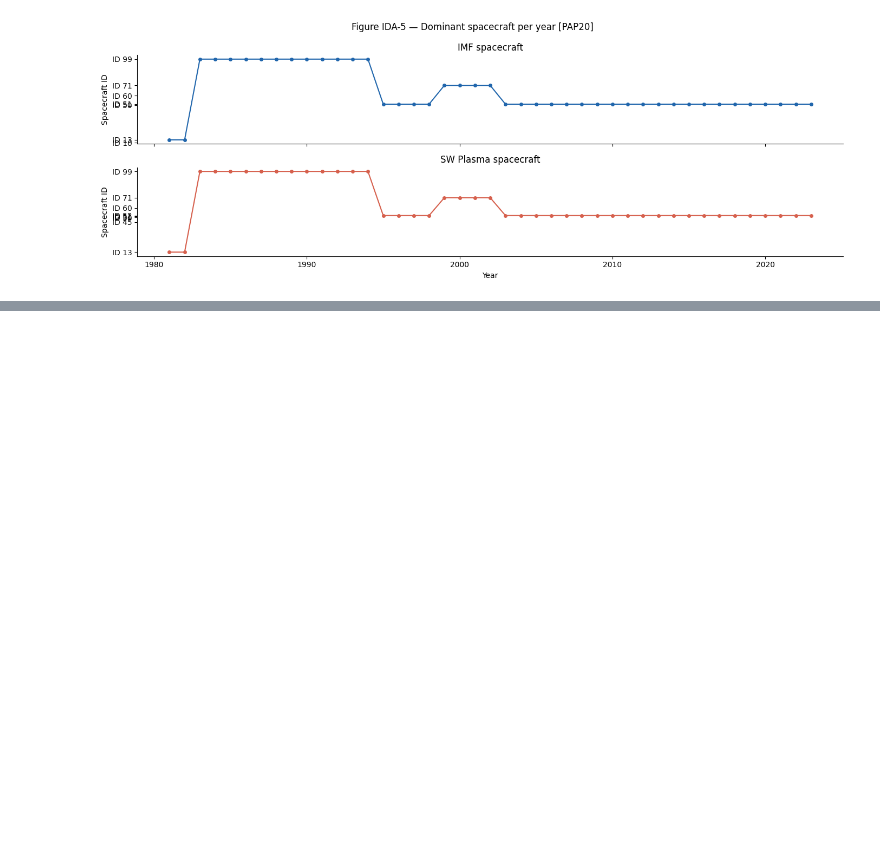
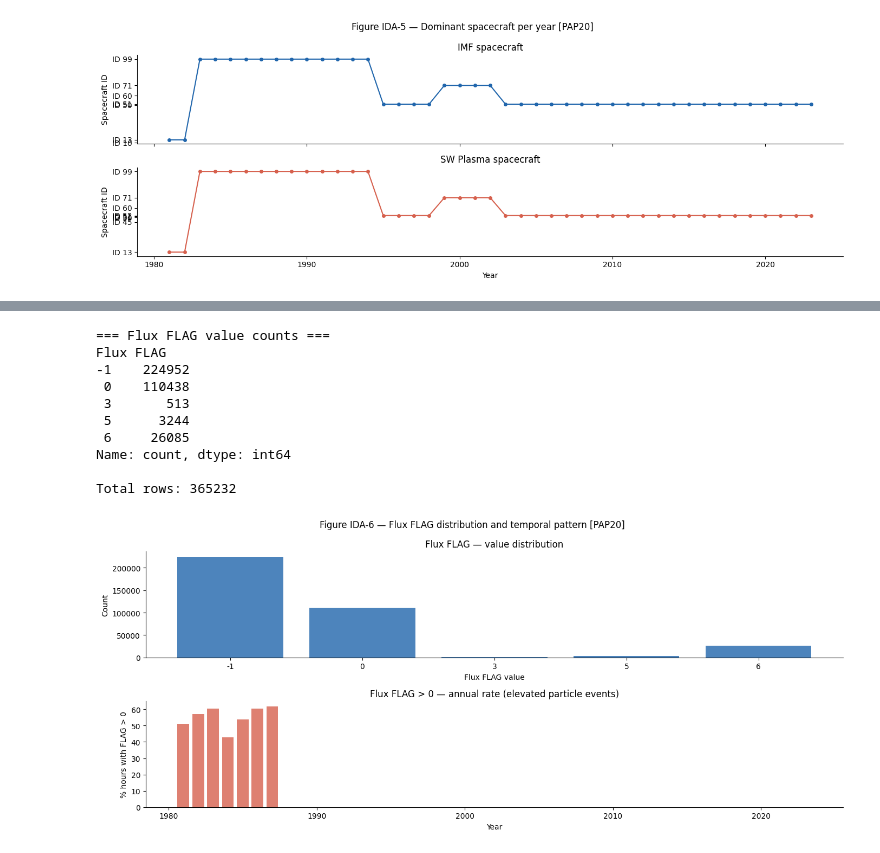
Before and after one commit to RoumenNikolov/cosmic-ray-storm-clean, a Jupyter notebook: cosmic_ray_storm_prediction.ipynb, the cells around one changed output, grey strips where cells are left out. Cells and saved outputs as stored; diff of their text form; code cells hidden in the pictures; blank space fills up the shorter version.

Commit message:
feat: IDA – Flux FLAG distribution and temporal pattern analysis

```diff
--- a/cosmic_ray_storm_prediction.ipynb
+++ b/cosmic_ray_storm_prediction.ipynb
@@ -506,0 +511,48 @@ The transition from ID 99 to active spacecraft in 1995 explains the sharp drop i
+# %%
+# ── Flux FLAG distribution and temporal pattern ─────────────────────
+
+print("=== Flux FLAG value counts ===")
+print(df_omni['Flux FLAG'].value_counts().sort_index())
+print(f"\nTotal rows: {len(df_omni)}")
+
+# Annual distribution of non-(-1) FLAG values
+df_omni['YEAR'] = df_omni['YEAR'].astype(int)
+
+fig, (ax1, ax2) = plt.subplots(2, 1, figsize=(14, 6), sharex=False)
+
+# Left — value counts
+flag_counts = df_omni['Flux FLAG'].value_counts().sort_index()
+ax1.bar(flag_counts.index.astype(str), flag_counts.values, color='#2166ac', alpha=0.8)
+ax1.set_xlabel('Flux FLAG value')
+ax1.set_ylabel('Count')
+ax1.set_title('Flux FLAG — value distribution')
+ax1.spines['top'].set_visible(False)
+ax1.spines['right'].set_visible(False)
+
+# Right — annual % of FLAG > 0 (active particle events)
+annual_flag = df_omni.groupby('YEAR')['Flux FLAG'].apply(
+    lambda x: (x > 0).mean() * 100
+)
+ax2.bar(annual_flag.index, annual_flag.values, color='#d6604d', alpha=0.8, width=0.8)
+ax2.set_xlabel('Year')
+ax2.set_ylabel('% hours with FLAG > 0')
+ax2.set_title('Flux FLAG > 0 — annual rate (elevated particle events)')
+ax2.spines['top'].set_visible(False)
+ax2.spines['right'].set_visible(False)
+
+plt.suptitle('Figure IDA-6 — Flux FLAG distribution and temporal pattern [PAP20]', fontsize=12)
+plt.tight_layout()
+plt.savefig('images/fig_ida6_flux_flag.png', dpi=150, bbox_inches='tight')
+plt.show()
+# %% [output]
+=== Flux FLAG value counts ===
+Flux FLAG
+-1    224952
+ 0    110438
+ 3       513
+ 5      3244
+ 6     26085
+Name: count, dtype: int64
+
+Total rows: 365232
+[figure, added]
```
Also changed, not shown: parts of 4 cells of this notebook, 1 other file.
